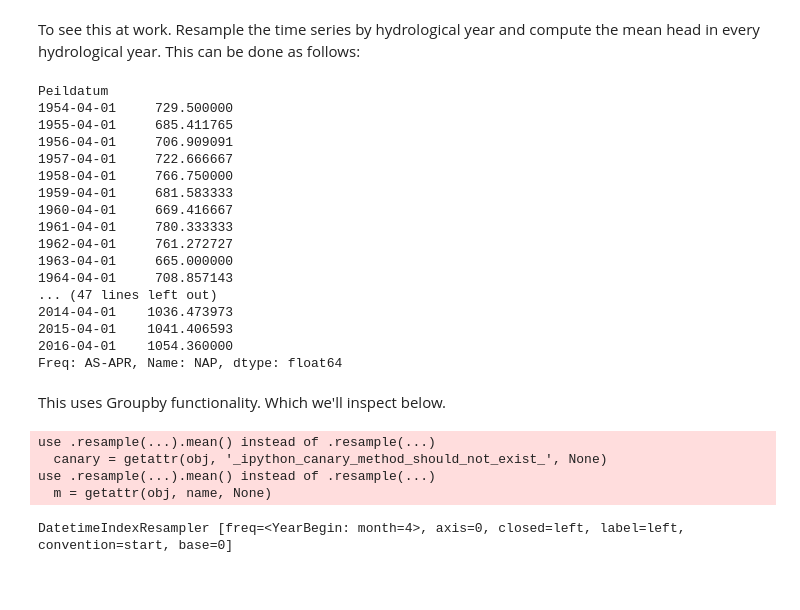
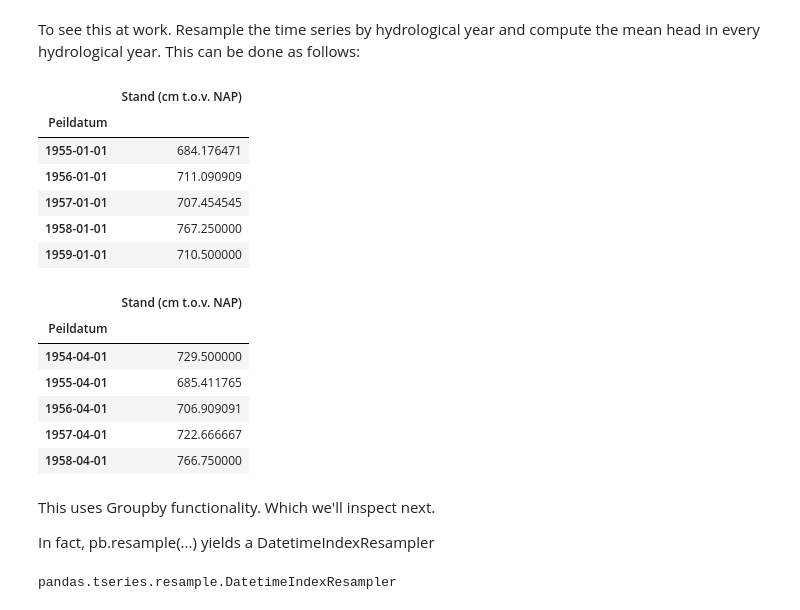
Before and after one commit to Olsthoorn/IHE-python-course-2017, a Jupyter notebook: exercises/Apr18/TimeSeriesSampling.ipynb, the cells around one changed output. Saved outputs shown, nothing was run; the diff lists cells and outputs as text; code cells hidden in the pictures; blank space fills up the shorter version.

```diff
--- a/exercises/Apr18/TimeSeriesSampling.ipynb
+++ b/exercises/Apr18/TimeSeriesSampling.ipynb
@@ -312,34 +331,32 @@ W-SAT	weekly frequency (saturdays)
 (B)A(S)-NOV	annual frequency, anchored end of November
 # %% [markdown]
 To see this at work. Resample the time series by hydrological year and compute the mean head in every hydrological year. This can be done as follows:
+# %%
+pb.resample("AS").mean().head()
+# %% [output]
+|  | Stand (cm t.o.v. NAP) |
+| Peildatum |  |
+| 1955-01-01 | 684.176471 |
+| 1956-01-01 | 711.090909 |
+| 1957-01-01 | 707.454545 |
+| 1958-01-01 | 767.250000 |
+| 1959-01-01 | 710.500000 |
 # %%
-pb.resample("AS-APR").mean()
+pb.resample("AS-APR").mean().head()
 # %% [output]
-Peildatum
-1954-04-01     729.500000
-1955-04-01     685.411765
-1956-04-01     706.909091
-1957-04-01     722.666667
-1958-04-01     766.750000
-1959-04-01     681.583333
-1960-04-01     669.416667
-1961-04-01     780.333333
-1962-04-01     761.272727
-1963-04-01     665.000000
-1964-04-01     708.857143
-... (47 lines left out)
-2014-04-01    1036.473973
-2015-04-01    1041.406593
-2016-04-01    1054.360000
-Freq: AS-APR, Name: NAP, dtype: float64
+|  | Stand (cm t.o.v. NAP) |
+| Peildatum |  |
+| 1954-04-01 | 729.500000 |
+| 1955-04-01 | 685.411765 |
+| 1956-04-01 | 706.909091 |
+| 1957-04-01 | 722.666667 |
+| 1958-04-01 | 766.750000 |
 # %% [markdown]
-This uses Groupby functionality. Which we'll inspect below.
+This uses Groupby functionality. Which we'll inspect next.
+
+In fact, pb.resample(...) yields a DatetimeIndexResampler
 # %%
 Z = pb.resample("AS-APR")
-Z
+type(Z)
 # %% [output]
-use .resample(...).mean() instead of .resample(...)
-  canary = getattr(obj, '_ipython_canary_method_should_not_exist_', None)
-use .resample(...).mean() instead of .resample(...)
-  m = getattr(obj, name, None)
+pandas.tseries.resample.DatetimeIndexResampler
-DatetimeIndexResampler [freq=<YearBegin: month=4>, axis=0, closed=left, label=left, convention=start, base=0]
```
Also changed, not shown: parts of 43 cells of this notebook.
